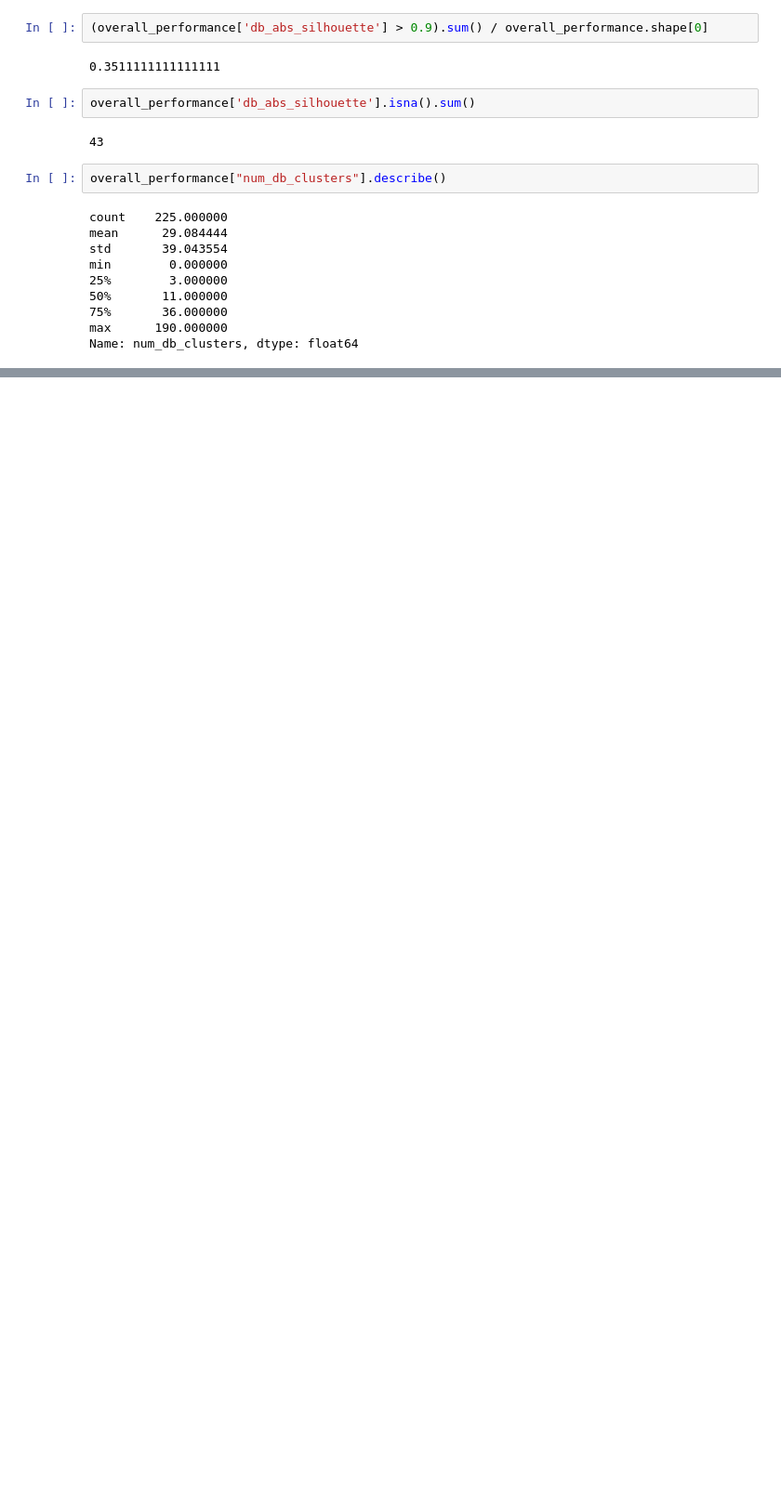
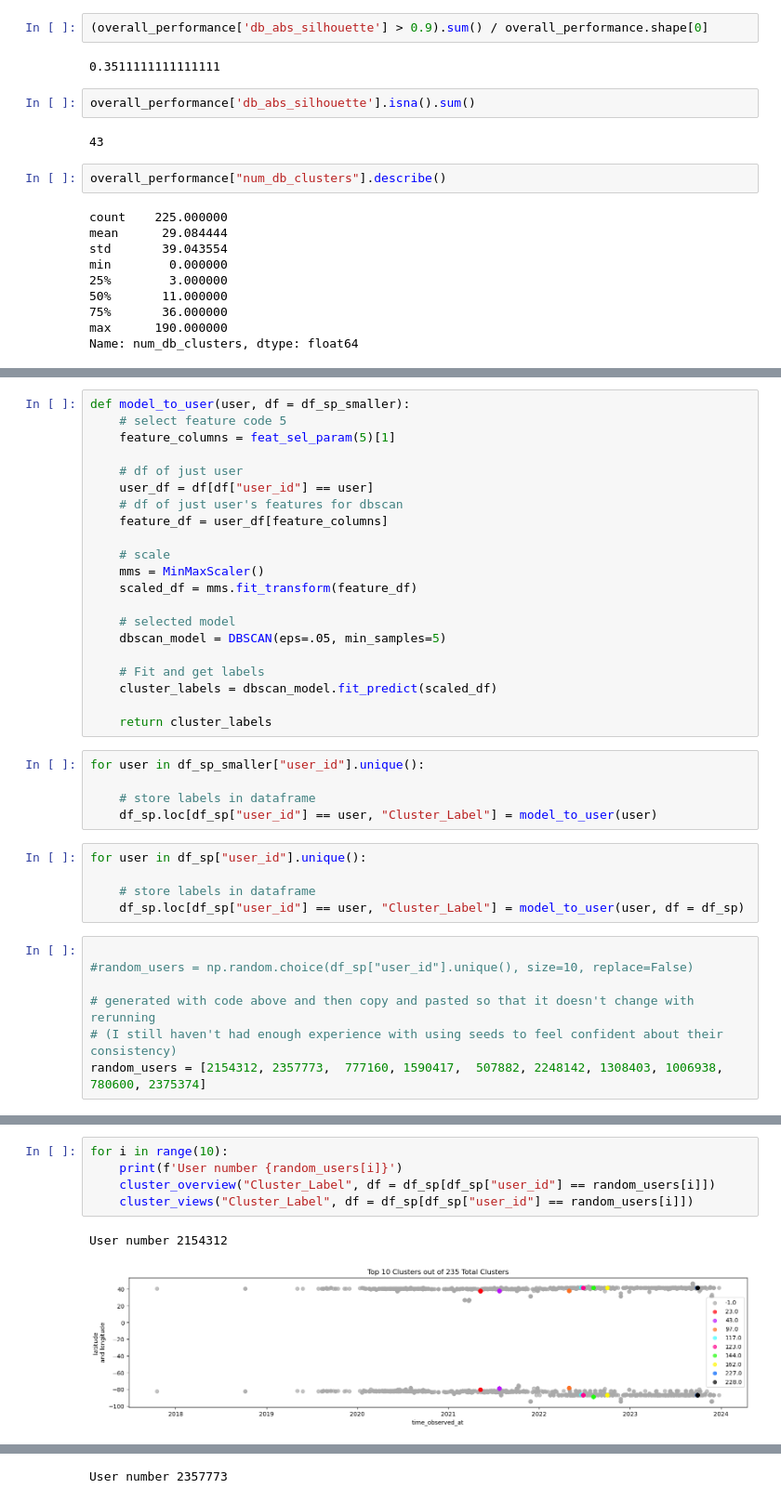
Before and after one commit to mccoolgrime/BrainStationCapstone, a Jupyter notebook: notebooks/Applying ML to Find User Hikes - Comparing Users.ipynb, the cells around one changed output, grey strips where cells are left out. Shown at 93% size. Cells and saved outputs as stored; diff of their text form; blank space fills up the shorter version.

Commit message:
Apply model and explore results

```diff
--- a/notebooks/Applying ML to Find User Hikes - Comparing Users.ipynb
+++ b/notebooks/Applying ML to Find User Hikes - Comparing Users.ipynb
@@ -1078,0 +952,38 @@ Name: num_db_clusters, dtype: float64
+# %%
+def model_to_user(user, df = df_sp_smaller):
+    # select feature code 5
+    feature_columns = feat_sel_param(5)[1]
+
+    # df of just user
+    user_df = df[df["user_id"] == user]
+    # df of just user's features for dbscan
+    feature_df = user_df[feature_columns]
+
+    # scale
+    mms = MinMaxScaler()
+    scaled_df = mms.fit_transform(feature_df)
+
+    # selected model
+    dbscan_model = DBSCAN(eps=.05, min_samples=5)
+
+    # Fit and get labels
+    cluster_labels = dbscan_model.fit_predict(scaled_df)
+
+    return cluster_labels
+# %%
+for user in df_sp_smaller["user_id"].unique():
+
+    # store labels in dataframe
+    df_sp.loc[df_sp["user_id"] == user, "Cluster_Label"] = model_to_user(user)
+# %%
+for user in df_sp["user_id"].unique():
+
+    # store labels in dataframe
+    df_sp.loc[df_sp["user_id"] == user, "Cluster_Label"] = model_to_user(user, df = df_sp)
+# %%
+
+#random_users = np.random.choice(df_sp["user_id"].unique(), size=10, replace=False)
+
+# generated with code above and then copy and pasted so that it doesn't change with rerunning
+# (I still haven't had enough experience with using seeds to feel confident about their consistency)
+random_users = [2154312, 2357773,  777160, 1590417,  507882, 2248142, 1308403, 1006938,  780600, 2375374]
@@ -1078,0 +1139,8 @@ Name: num_db_clusters, dtype: float64
+# %%
+for i in range(10):
+    print(f'User number {random_users[i]}')
+    cluster_overview("Cluster_Label", df = df_sp[df_sp["user_id"] == random_users[i]])
+    cluster_views("Cluster_Label", df = df_sp[df_sp["user_id"] == random_users[i]])
+# %% [output]
+User number 2154312
+[figure, added]
@@ -1078,0 +1148 @@ Name: num_db_clusters, dtype: float64
+User number 2357773
```
Also changed, not shown: parts of 16 cells of this notebook.
